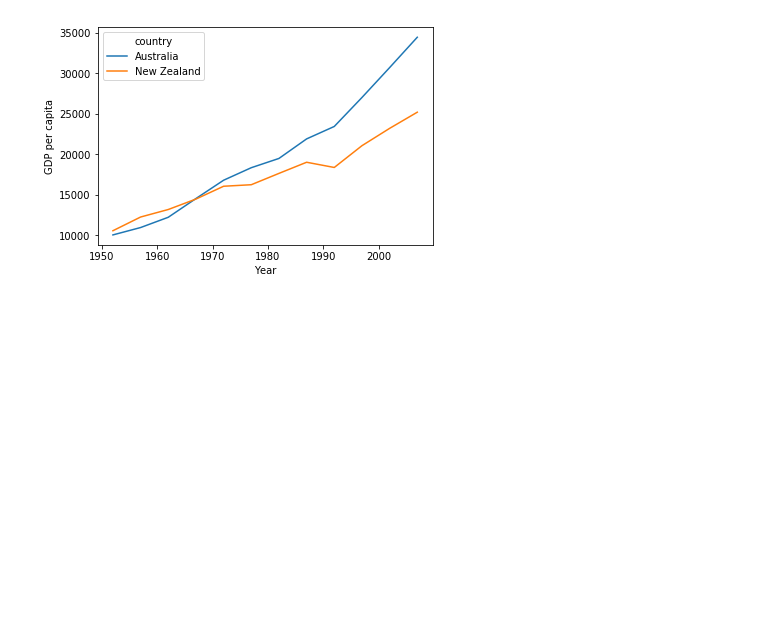
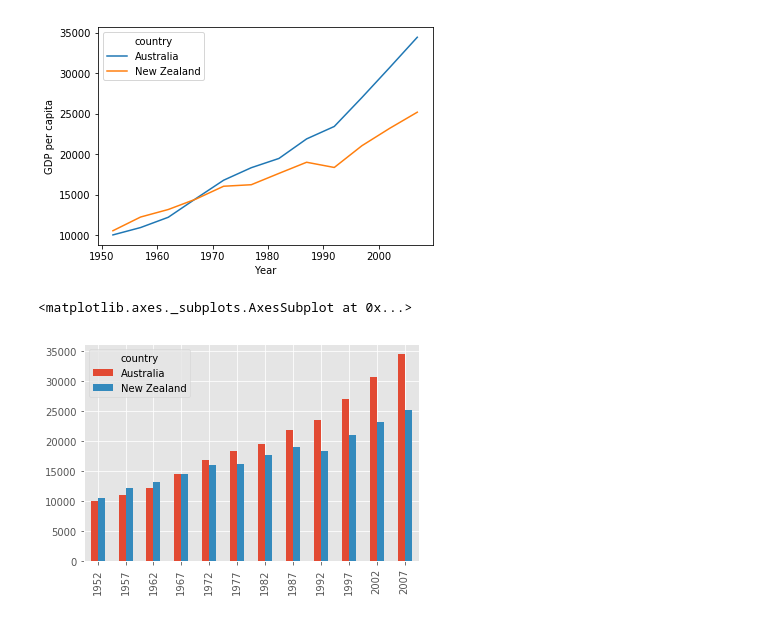
Before and after one commit to csfenrich/Python-Day2, a Jupyter notebook: code/Day2_code.ipynb, the cells around one changed output. Saved outputs shown, nothing was run; the diff lists cells and outputs as text; code cells hidden in the pictures; blank space fills up the shorter version.

```diff
--- a/code/Day2_code.ipynb
+++ b/code/Day2_code.ipynb
@@ -132,3 +132,10 @@ plt.xlabel('Year')
 # %% [output]
 Text(0.5,0,'Year')
 [figure]
+# %%
+plt.style.use('ggplot')
+# %%
+data2.T.plot(kind='bar')
+# %% [output]
+<matplotlib.axes._subplots.AxesSubplot at 0x...>
+[figure, added]
```
Also changed, not shown: parts of 39 cells of this notebook.
